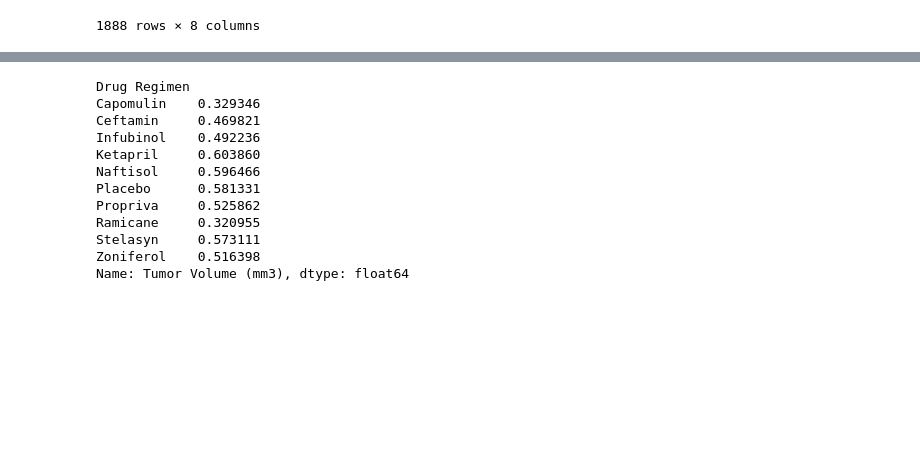
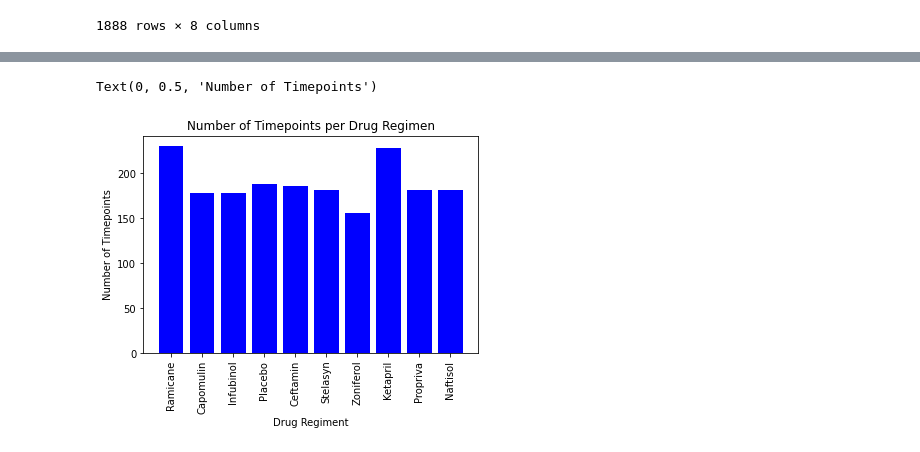
Before and after one commit to dczornyj/Pymaceutical-Drug-Regimen-Results-Mice, a Jupyter notebook: Pymaceuticals/Code for Pymaceuticals.ipynb, the cells around one changed output, grey strips where cells are left out. Saved outputs shown, nothing was run; the diff lists cells and outputs as text; code cells hidden in the pictures; blank space fills up the shorter version.

```diff
--- a/Pymaceuticals/Code for Pymaceuticals.ipynb
+++ b/Pymaceuticals/Code for Pymaceuticals.ipynb
@@ -133,14 +148,17 @@ Name: Tumor Volume (mm3), dtype: float64
 # %%
+#timepoints for each Drug Regimen using pyplot
+list_drugs=duplicates_gone['Drug Regimen'].unique()
+list_drugs
+
+x_axis=list_drugs
+y_axis=timepoint_count
+
+plt.bar(x_axis,y_axis,color='b')
+plt.xticks(rotation=90)
+
+plt.title("Number of Timepoints per Drug Regimen")
+plt.xlabel("Drug Regiment")
+plt.ylabel("Number of Timepoints")
 # %% [output]
-Drug Regimen
-Capomulin    0.329346
-Ceftamin     0.469821
-Infubinol    0.492236
-Ketapril     0.603860
-Naftisol     0.596466
-Placebo      0.581331
-Propriva     0.525862
-Ramicane     0.320955
-Stelasyn     0.573111
-Zoniferol    0.516398
-Name: Tumor Volume (mm3), dtype: float64
+Text(0, 0.5, 'Number of Timepoints')
+[figure, added]
```
Also changed, not shown: parts of 7 cells of this notebook.
